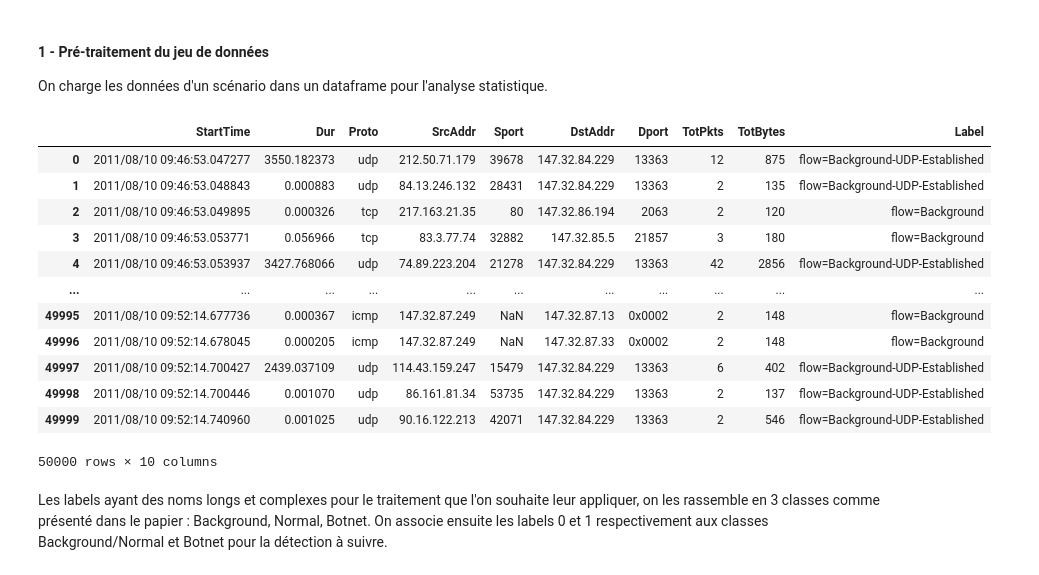
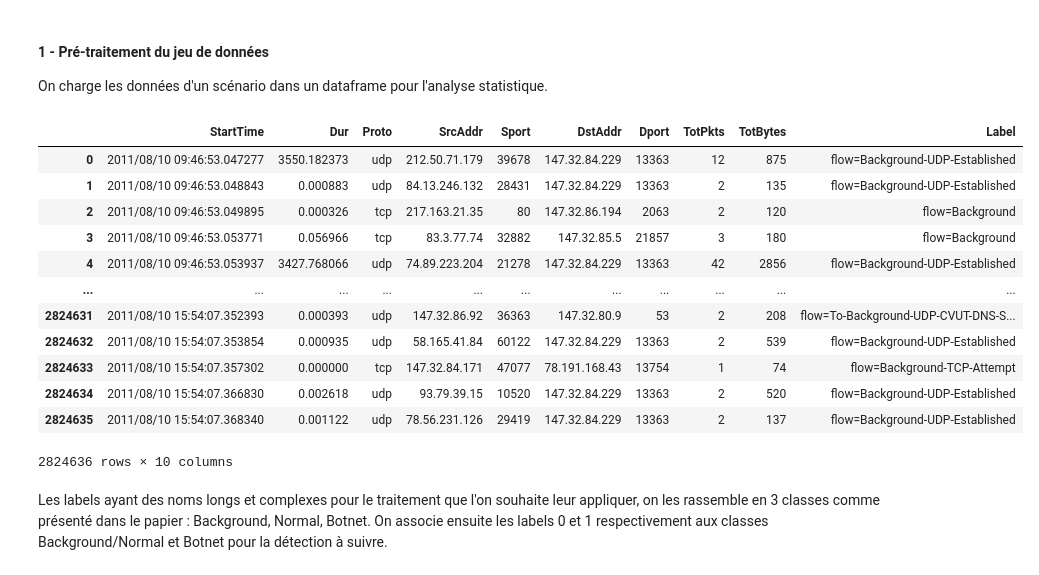
Before and after one commit to Veccoy/DetectIntrusion, a Jupyter notebook: LakhinaEntropy.ipynb, the cells around one changed output. Saved outputs shown, nothing was run; the diff lists cells and outputs as text; code cells hidden in the pictures.

```diff
--- a/LakhinaEntropy.ipynb
+++ b/LakhinaEntropy.ipynb
@@ -37,23 +37,23 @@ On charge les données d'un scénario dans un dataframe pour l'analyse statistiq
 # %%
 num_scenario = 42
 kept_fields = ["StartTime","Dur","Proto","SrcAddr","Sport","DstAddr","Dport","TotPkts","TotBytes","Label"]
 
-scenario = pd.read_csv(f'./Datasets/CTU13_{num_scenario}.binetflow', usecols=kept_fields, nrows=50000)
+scenario = pd.read_csv(f'./Datasets/CTU13_{num_scenario}.binetflow', usecols=kept_fields)
 scenario
 # %% [output]
 |  | StartTime | Dur | Proto | SrcAddr | Sport | DstAddr | Dport | TotPkts | TotBytes | Label |
 | 0 | 2011/08/10 09:46:53.047277 | 3550.182373 | udp | 212.50.71.179 | 39678 | 147.32.84.229 | 13363 | 12 | 875 | flow=Background-UDP-Established |
 | 1 | 2011/08/10 09:46:53.048843 | 0.000883 | udp | 84.13.246.132 | 28431 | 147.32.84.229 | 13363 | 2 | 135 | flow=Background-UDP-Established |
 | 2 | 2011/08/10 09:46:53.049895 | 0.000326 | tcp | 217.163.21.35 | 80 | 147.32.86.194 | 2063 | 2 | 120 | flow=Background |
 | 3 | 2011/08/10 09:46:53.053771 | 0.056966 | tcp | 83.3.77.74 | 32882 | 147.32.85.5 | 21857 | 3 | 180 | flow=Background |
 | 4 | 2011/08/10 09:46:53.053937 | 3427.768066 | udp | 74.89.223.204 | 21278 | 147.32.84.229 | 13363 | 42 | 2856 | flow=Background-UDP-Established |
 | ... | ... | ... | ... | ... | ... | ... | ... | ... | ... | ... |
-| 49995 | 2011/08/10 09:52:14.677736 | 0.000367 | icmp | 147.32.87.249 | NaN | 147.32.87.13 | 0x0002 | 2 | 148 | flow=Background |
-| 49996 | 2011/08/10 09:52:14.678045 | 0.000205 | icmp | 147.32.87.249 | NaN | 147.32.87.33 | 0x0002 | 2 | 148 | flow=Background |
-| 49997 | 2011/08/10 09:52:14.700427 | 2439.037109 | udp | 114.43.159.247 | 15479 | 147.32.84.229 | 13363 | 6 | 402 | flow=Background-UDP-Established |
-| 49998 | 2011/08/10 09:52:14.700446 | 0.001070 | udp | 86.161.81.34 | 53735 | 147.32.84.229 | 13363 | 2 | 137 | flow=Background-UDP-Established |
-| 49999 | 2011/08/10 09:52:14.740960 | 0.001025 | udp | 90.16.122.213 | 42071 | 147.32.84.229 | 13363 | 2 | 546 | flow=Background-UDP-Established |
+| 2824631 | 2011/08/10 15:54:07.352393 | 0.000393 | udp | 147.32.86.92 | 36363 | 147.32.80.9 | 53 | 2 | 208 | flow=To-Background-UDP-CVUT-DNS-S... |
+| 2824632 | 2011/08/10 15:54:07.353854 | 0.000935 | udp | 58.165.41.84 | 60122 | 147.32.84.229 | 13363 | 2 | 539 | flow=Background-UDP-Established |
+| 2824633 | 2011/08/10 15:54:07.357302 | 0.000000 | tcp | 147.32.84.171 | 47077 | 78.191.168.43 | 13754 | 1 | 74 | flow=Background-TCP-Attempt |
+| 2824634 | 2011/08/10 15:54:07.366830 | 0.002618 | udp | 93.79.39.15 | 10520 | 147.32.84.229 | 13363 | 2 | 520 | flow=Background-UDP-Established |
+| 2824635 | 2011/08/10 15:54:07.368340 | 0.001122 | udp | 78.56.231.126 | 29419 | 147.32.84.229 | 13363 | 2 | 137 | flow=Background-UDP-Established |
-50000 rows × 10 columns
+2824636 rows × 10 columns
 # %% [markdown]
 Les labels ayant des noms longs et complexes pour le traitement que l'on souhaite leur appliquer, on les rassemble en 3 classes comme présenté dans le papier : Background, Normal, Botnet. On associe ensuite les labels 0 et 1 respectivement aux classes Background/Normal et Botnet pour la détection à suivre.
 # %%
```
Also changed, not shown: parts of 9 cells of this notebook.
